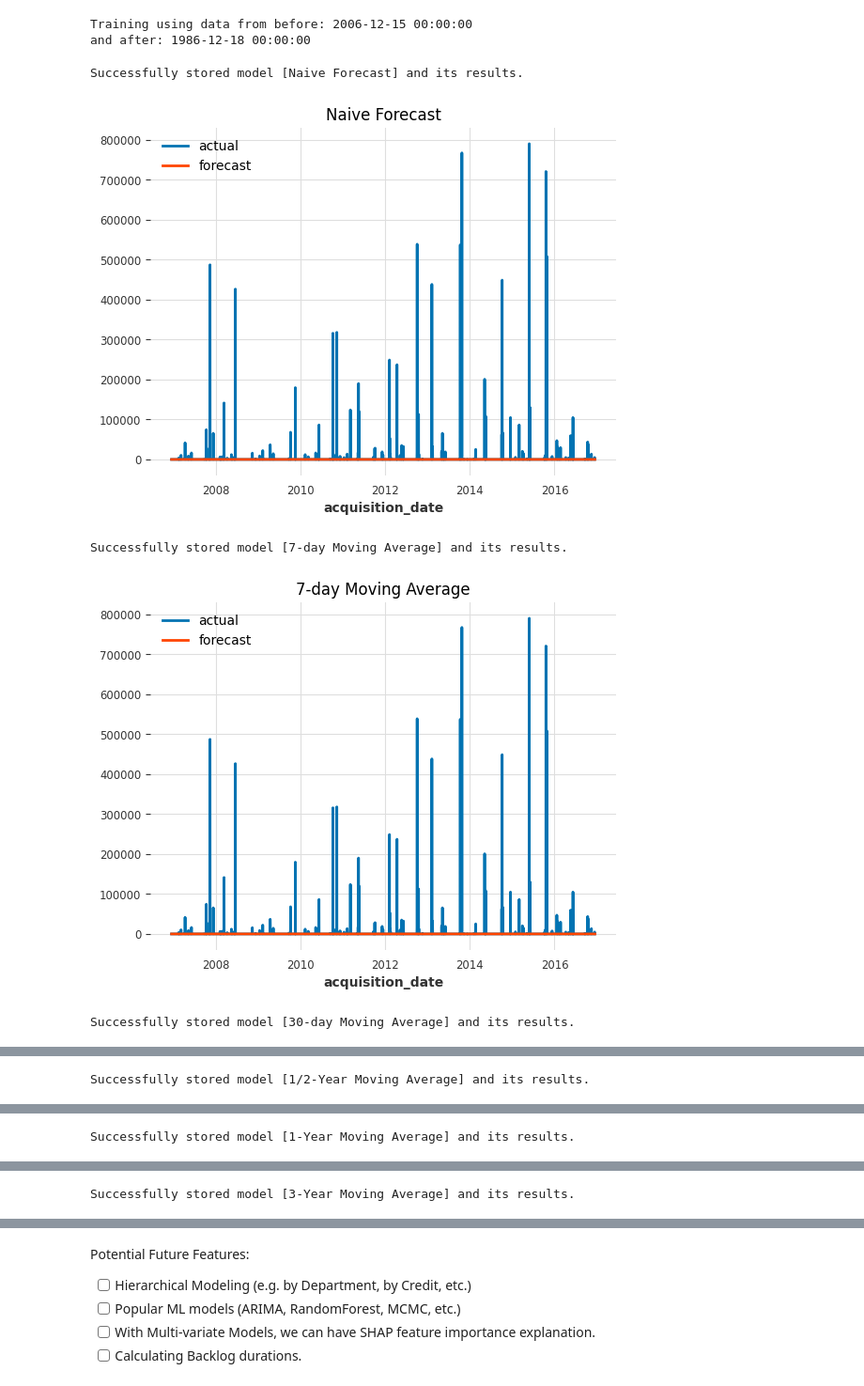
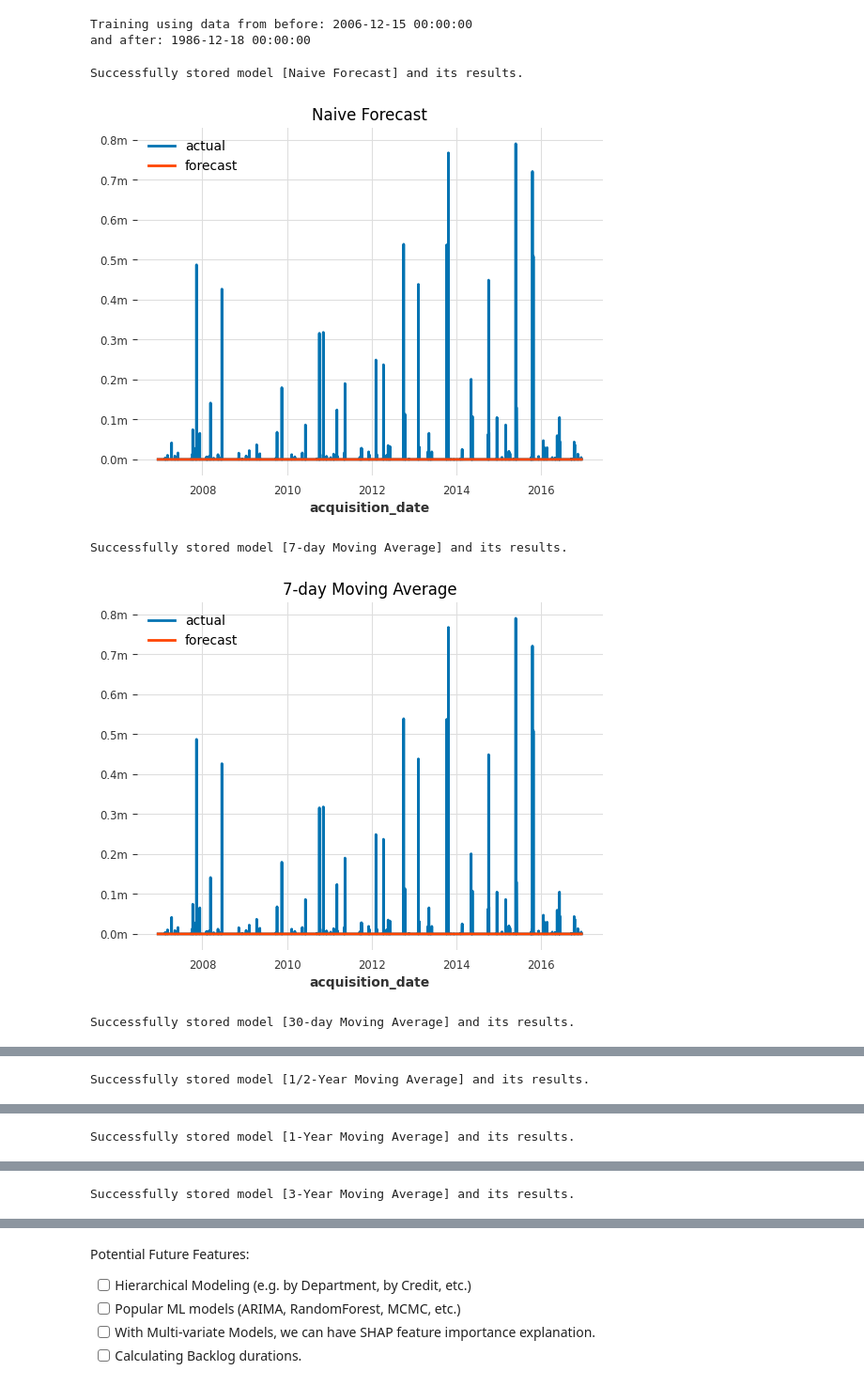
Before and after one commit to marisol-yake/MMM-museum-analytics, a Jupyter notebook: examples/NYC_MoMA_Example/Collections Time Series Forecasting.ipynb, the cells around one changed output, grey strips where cells are left out. Shown at 94% size. Drawn from its saved outputs; the diff is of its cells as text; code cells hidden in the pictures.

```diff
--- a/examples/NYC_MoMA_Example/Collections Time Series Forecasting.ipynb
+++ b/examples/NYC_MoMA_Example/Collections Time Series Forecasting.ipynb
@@ -237,13 +299,24 @@ Number of Records after dropping nulls: 10951
 # %%
 # Non-count variables
-exogenous_columns = [
+# final_dataset["acquisition_date"] = pd.to_datetime(final_dataset["acquisition_date"])
+# exogenous_data["index"] = pd.to_datetime(exogenous_data["index"])
+
+past_covariate_columns = [
     "day_of_month", "month", "weekday",
     "department", "credit_group", "storage_group",
-    "acq_total_lag_1", "acq_total_lag_2", "acq_total_lag_3",
-    "acq_total_lag_4", "acq_total_lag_5"
+    "acq_total_lag_8", "acq_total_lag_14",
+    # "acq_total_lag_1", "acq_total_lag_2", "acq_total_lag_3",
+    # "acq_total_lag_4", "acq_total_lag_5"
 ]
 final_dataset["acquisition_date"] = pd.to_datetime(final_dataset["acquisition_date"])
-exogenous_series = TimeSeries.from_dataframe(final_dataset, "acquisition_date", exogenous_columns, fill_missing_dates=True, freq="D")
+
+# past covariates
+past_covariates = TimeSeries.from_dataframe(final_dataset, "acquisition_date", past_covariate_columns, fill_missing_dates=True, freq="D")
+
+# future covariates
+future_covariates = TimeSeries.from_dataframe(external_datasets, "Date", fill_missing_dates = True, freq = "D")
+
+# time + variable for estimation
 target_series = TimeSeries.from_dataframe(final_dataset, "acquisition_date",  "acq_total", fill_missing_dates=True, freq="D")
 # %%
 # Check for seasonality and stationarity
@@ -383,6 +464,7 @@ and after: 1986-12-18 00:00:00
 # %%
 # Comparing Models for Selection
 results = []
+trained_models = defaultdict()
 validation_data = ...
 # How many periods to forecast out to
 forecast_windows = [5, 10, 15, 20, 30, 50, 70, 100]
@@ -401,12 +483,18 @@ for model_name, model in models.items():
     validation_length = len(validation_data)
 
     if model_name in multivariate_models:
-        model.fit(training_data, past_covariates = exogenous_series)
+        model.fit(training_data,
+                  past_covariates = past_covariates,
+                  future_covariates = future_covariates
+                 )
     else:
         model.fit(training_data)
 
     if model_name in multivariate_models:
-        predictions = model.predict(n = validation_length, past_covariates = exogenous_series)
+        predictions = model.predict(n = validation_length,
+                                    past_covariates = past_covariates,
+                                    future_covariates = future_covariates
+                                   )
     else:
         predictions = model.predict(n = validation_length)
 
@@ -421,34 +509,35 @@ for model_name, model in models.items():
     validation_vals = validation_data.values()
     z_score = 1.96
     lower_bound = pred_vals - (z_score * np.std(pred_vals))
     upper_bound = pred_vals + (z_score * np.std(pred_vals))
     coverage_probability = np.mean((validation_vals >= lower_bound) & (validation_vals <= upper_bound))
 
     # Store all results
     model_results = defaultdict(int)
     model_results["Validation Data"] = validation_data
     model_results["Model Name"] = model_name
     model_results["MAE"] = mae
     model_results["OPE"] = ope / 100
     model_results["RMSE"] = rmse
     model_results["Coverage Probability"] = coverage_probability
     model_results["Predictions"] = predictions
     model_results["n-Predictions"] = len(predictions.values())
 
     # FIX: Residuals return a list of lists of a single float
     # model_results["Residuals"] = val_vals - pred_vals
     # model_results["Residuals"] = [v - p for (v, p) in zip(val_vals, pred_vals)]
     results.append(model_results)
     print(f"Successfully stored model [{model_name}] and its results.")
 
     validation_data.plot(label="actual")
     predictions.plot(label="forecast", color = "orangered")
     plt.title(model_name)
+    plt.gca().yaxis.set_major_formatter(ticker.FuncFormatter(lambda x, pos: f'{x/1000000:.1f}m'))
     plt.show()
     plt.close()
 # %% [output]
 Successfully stored model [Naive Forecast] and its results.
-[figure, old version]
+[figure, new version]
 Successfully stored model [7-day Moving Average] and its results.
-[figure, old version]
+[figure, new version]
 Successfully stored model [30-day Moving Average] and its results.
```
Also changed, not shown: parts of 19 cells of this notebook, 2 other files.
